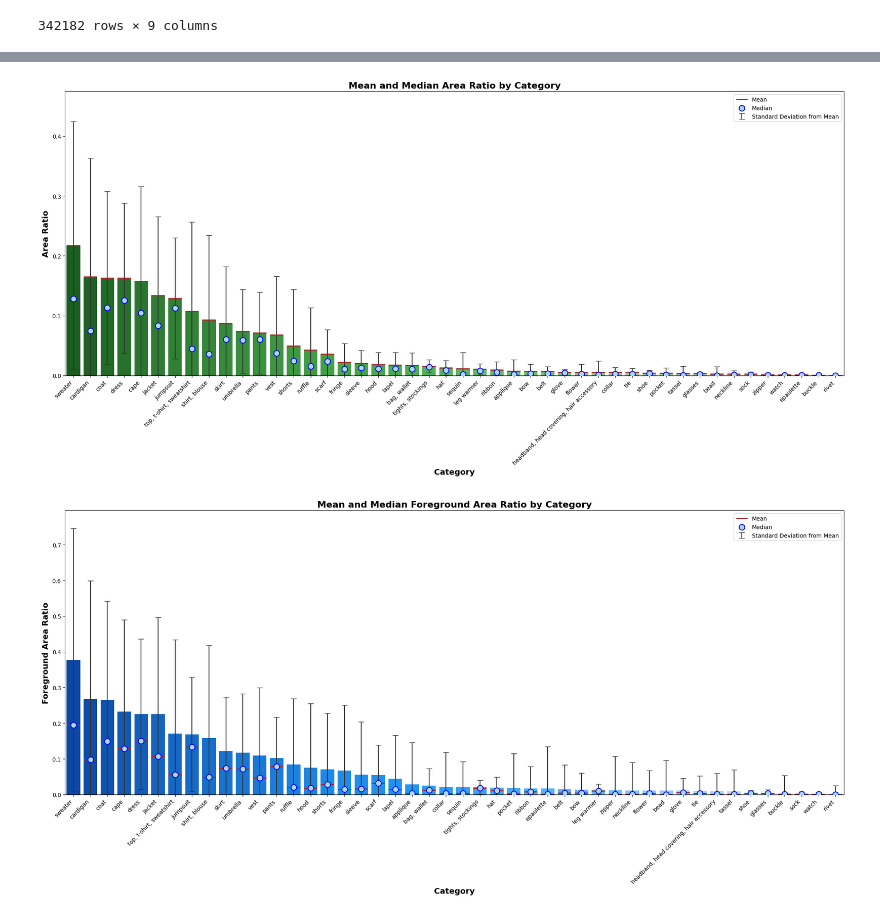
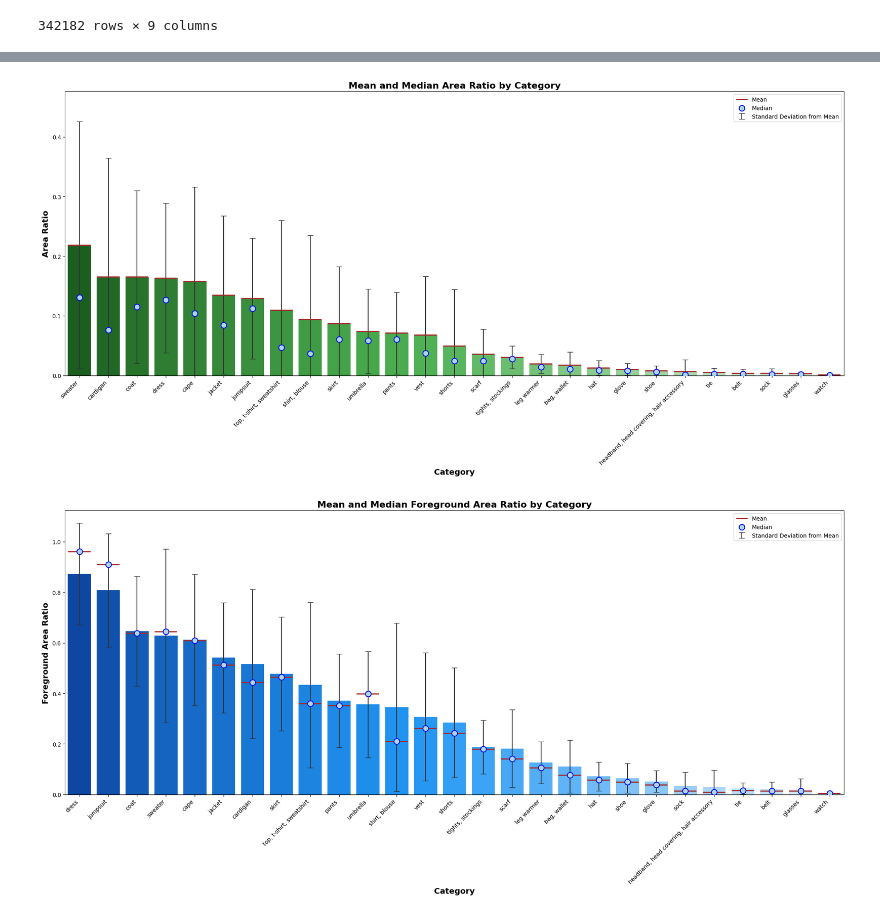
Before and after one commit to ZachParent/mai-object-recognition, a Jupyter notebook: practicals/p2/scripts/dataset_analysis.ipynb, the cells around one changed output, grey strips where cells are left out. Cells and saved outputs as stored; diff of their text form; code cells hidden in the pictures.

Commit message:
Using coco instance

```diff
--- a/practicals/p2/scripts/dataset_analysis.ipynb
+++ b/practicals/p2/scripts/dataset_analysis.ipynb
@@ -18,22 +17,0 @@ from src.config import ANNOTATIONS_DIR, FIGURES_DIR
-# %%
-train_instances_path = ANNOTATIONS_DIR / "instances_attributes_train2020.json"
-val_instances_path = ANNOTATIONS_DIR / "instances_attributes_val2020.json"
-train_attributes_path = ANNOTATIONS_DIR / "attributes_train2020.json"
-val_attributes_path = ANNOTATIONS_DIR / "attributes_val2020.json"
-test_info_path = ANNOTATIONS_DIR / "info_test2020.json"
-
-
-with open(train_instances_path, "r") as file:
-    train_instances = json.load(file)
-
-with open(val_instances_path, "r") as file:
-    val_instances = json.load(file)
-
-with open(train_attributes_path, "r") as file:
-    train_attributes = json.load(file)
-
-with open(val_attributes_path, "r") as file:
-    val_attributes = json.load(file)
-
-with open(test_info_path, "r") as file:
-    test_info = json.load(file)
@@ -243,19 +359,19 @@ area_df
 | 8780 | 13599 | 31 | sleeve | [377.0, 236.0, 54.0, 300.0] | 11092 | 925696 | 780986 | 0.011982 | ... |
 342182 rows × 9 columns
 # %%
-mean_stdev_area_df = (
-    area_df.groupby(["category_id", "category_name"])
+ratio_df = (
+    dataset_df.groupby(["category_id", "category_name"])
     .agg(
-        area_ratio_mean=("area_ratio", "mean"),
-        area_ratio_median=("area_ratio", "median"),
-        area_ratio_stdev=("area_ratio", "std"),
-        foreground_area_ratio_mean=("foreground_area_ratio", "mean"),
-        foreground_area_ratio_median=("foreground_area_ratio", "median"),
-        foreground_area_ratio_stdev=("foreground_area_ratio", "std"),
+        area_ratio_mean=("total_area_ratio", "mean"),
+        area_ratio_median=("total_area_ratio", "median"),
+        area_ratio_stdev=("total_area_ratio", "std"),
+        foreground_area_ratio_mean=("fg_area_ratio", "mean"),
+        foreground_area_ratio_median=("fg_area_ratio", "median"),
+        foreground_area_ratio_stdev=("fg_area_ratio", "std"),
     )
     .reset_index()
 )
 
-mean_stdev_area_df
+ratio_df
 # %% [output]
 |  | category_id | category_name | area_ratio_mean | area_ratio_median | area_ratio_stdev | ... |
@@ -278,5 +394,5 @@ mean_stdev_area_df
 # %%
-sorted_stats = mean_stdev_area_df.sort_values("area_ratio_mean", ascending=False)
+sorted_stats = ratio_df.sort_values("area_ratio_mean", ascending=False)
 
 cmap = load_cmap("green_material", cmap_type="continuous", reverse=True)
 
@@ -343,9 +459,9 @@ plt.tight_layout()
 plt.savefig(FIGURES_DIR / "category_area_ratio.png")
 plt.show()
 # %% [output]
-[figure, old version]
+[figure, new version]
 # %%
-sorted_stats = mean_stdev_area_df.sort_values(
+sorted_stats = ratio_df.sort_values(
     "foreground_area_ratio_mean", ascending=False
 )
 
@@ -388,31 +504,31 @@ plt.xticks(x_positions, sorted_stats["category_name"], rotation=45, ha="right")
 
 plt.xlim(-0.5, len(sorted_stats) - 0.5)
 
 plt.xlabel("Category", fontsize=14, fontweight="bold")
 plt.ylabel("Foreground Area Ratio", fontsize=14, fontweight="bold")
 plt.title("Mean and Median Foreground Area Ratio by Category", fontsize=16, fontweight="bold")
 
 plt.scatter(
     x_positions,
     sorted_stats["foreground_area_ratio_median"],
     marker="o",
     color="lightblue",
     edgecolor="blue",
     linewidth=1.5,
     s=100,
     zorder=4,
     label="Median",
 )
 
 upper_limit = (
     sorted_stats["foreground_area_ratio_mean"]
     + sorted_stats["foreground_area_ratio_stdev"]
 ).max() + 0.05
 plt.ylim(0, upper_limit)
 
 plt.legend()
 plt.tight_layout()
 plt.savefig(FIGURES_DIR / "category_foreground_area_ratio.png")
 plt.show()
 # %% [output]
-[figure, old version]
+[figure, new version]
```
Also changed, not shown: parts of 9 cells of this notebook.
